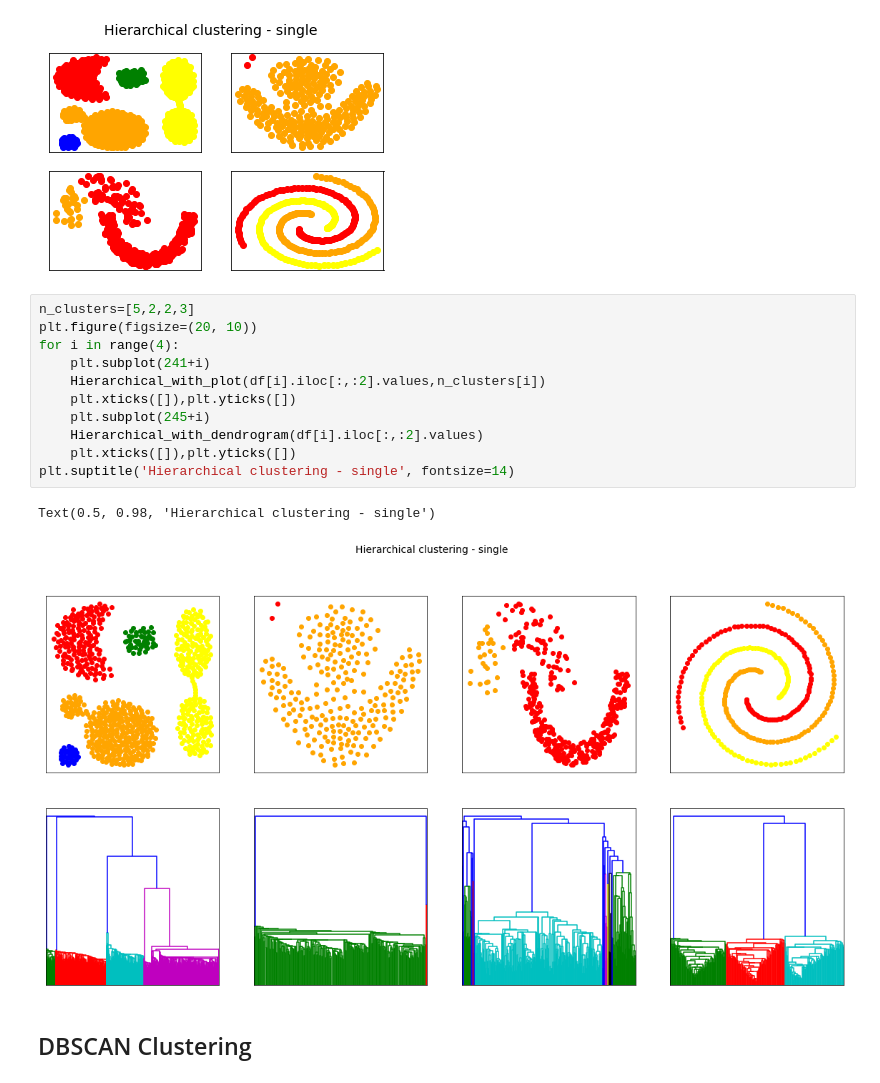
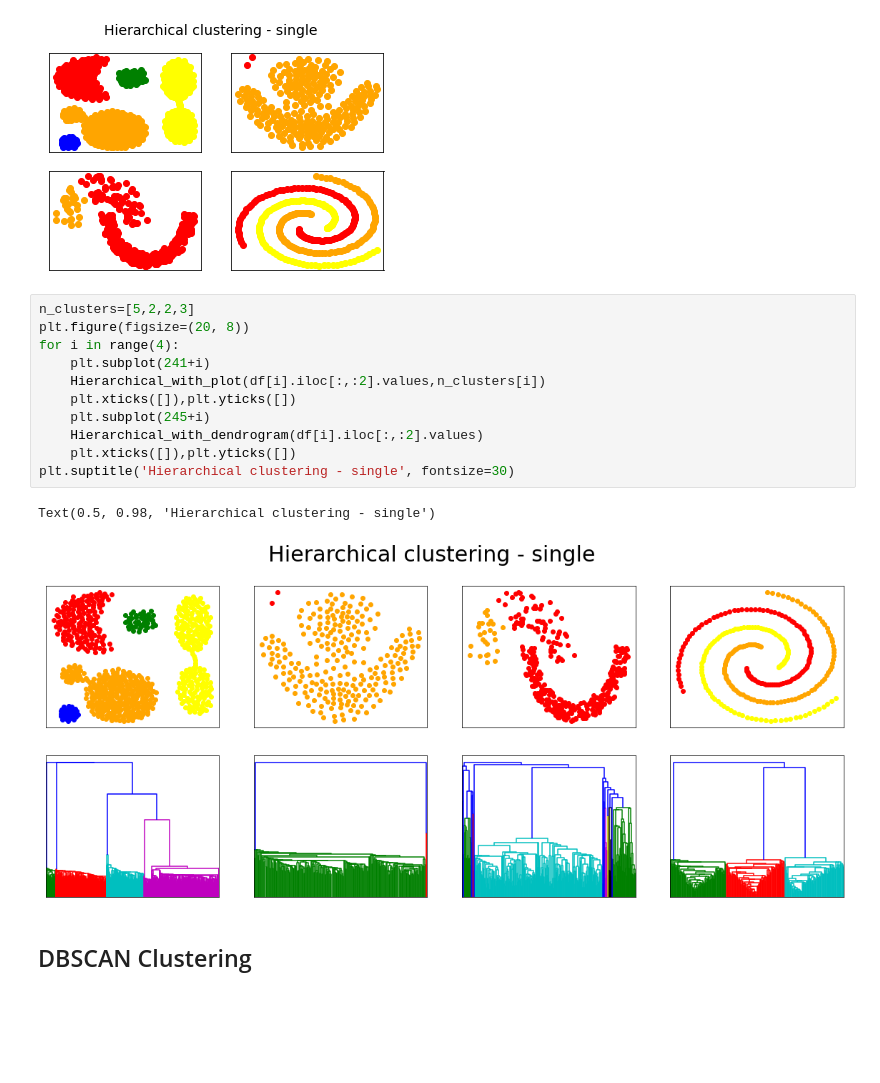
Before and after one commit to sujuntao-stat6289/STAT6240, a Jupyter notebook: Q3_Clustering.ipynb, the cells around one changed output. Cells and saved outputs as stored; diff of their text form; blank space fills up the shorter version.

```diff
--- a/Q3_Clustering.ipynb
+++ b/Q3_Clustering.ipynb
@@ -121,18 +121,18 @@ Text(0.5, 0.98, 'Hierarchical clustering - single')
 [figure]
 # %%
 n_clusters=[5,2,2,3]
-plt.figure(figsize=(20, 10))
+plt.figure(figsize=(20, 8))
 for i in range(4):
     plt.subplot(241+i)
     Hierarchical_with_plot(df[i].iloc[:,:2].values,n_clusters[i])
     plt.xticks([]),plt.yticks([])
     plt.subplot(245+i)
     Hierarchical_with_dendrogram(df[i].iloc[:,:2].values)
     plt.xticks([]),plt.yticks([])
-plt.suptitle('Hierarchical clustering - single', fontsize=14)
+plt.suptitle('Hierarchical clustering - single', fontsize=30)
 # %% [output]
 Text(0.5, 0.98, 'Hierarchical clustering - single')
-[figure, old version]
+[figure, new version]
 # %% [markdown]
 ## DBSCAN Clustering
 # %%
```
Also changed, not shown: parts of 5 cells of this notebook, 1 other file.
